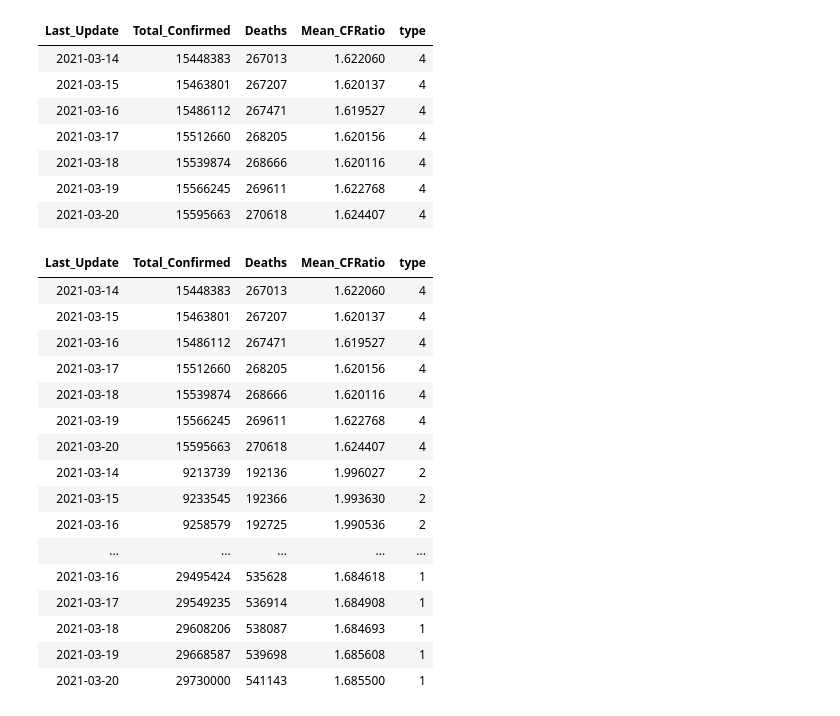
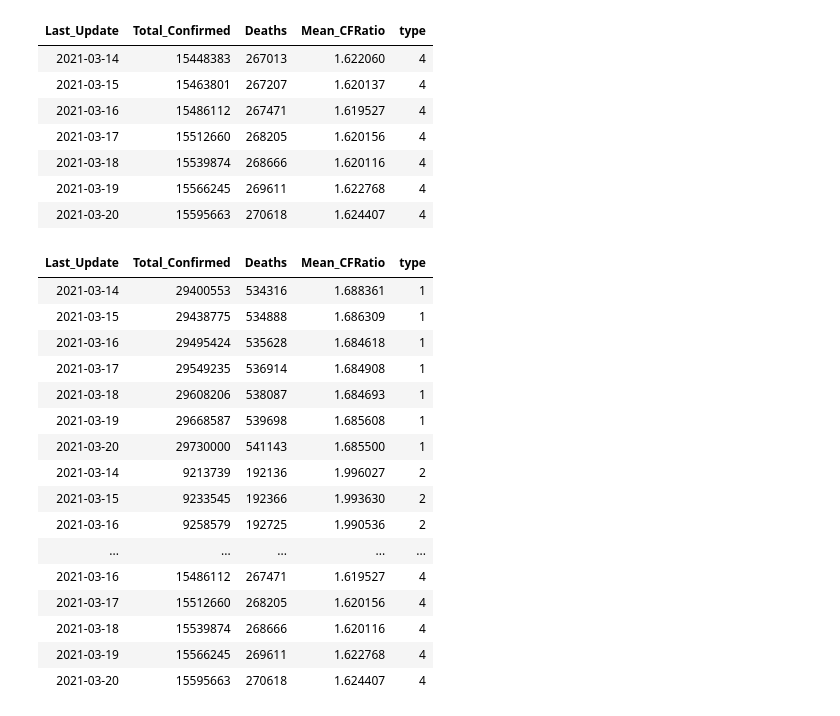
Before and after one commit to blackswanblood/HackPSU, a Jupyter notebook: Covid-19 Analysis.ipynb, the cells around one changed output. Saved outputs shown, nothing was run; the diff lists cells and outputs as text; code cells hidden in the pictures.

```diff
--- a/Covid-19 Analysis.ipynb
+++ b/Covid-19 Analysis.ipynb
@@ -310,23 +310,23 @@ covid_data_dailySum_mid
 | 2021-03-19 | 15566245 | 269611 | 1.622768 | 4 |
 | 2021-03-20 | 15595663 | 270618 | 1.624407 | 4 |
 # %%
-covid_final<-do.call("rbind", list(covid_data_dailySum, covid_data_dailySum_east, covid_data_dailySum_west,covid_data_dailySum))
+covid_final<-do.call("rbind", list(covid_data_dailySum, covid_data_dailySum_east, covid_data_dailySum_west,covid_data_dailySum_mid))
 covid_final
 # %% [output]
 | Last_Update | Total_Confirmed | Deaths | Mean_CFRatio | type |
-| 2021-03-14 | 15448383 | 267013 | 1.622060 | 4 |
-| 2021-03-15 | 15463801 | 267207 | 1.620137 | 4 |
+| 2021-03-14 | 29400553 | 534316 | 1.688361 | 1 |
+| 2021-03-15 | 29438775 | 534888 | 1.686309 | 1 |
+| 2021-03-16 | 29495424 | 535628 | 1.684618 | 1 |
+| 2021-03-17 | 29549235 | 536914 | 1.684908 | 1 |
+| 2021-03-18 | 29608206 | 538087 | 1.684693 | 1 |
+| 2021-03-19 | 29668587 | 539698 | 1.685608 | 1 |
+| 2021-03-20 | 29730000 | 541143 | 1.685500 | 1 |
+| 2021-03-14 | 9213739 | 192136 | 1.996027 | 2 |
+| 2021-03-15 | 9233545 | 192366 | 1.993630 | 2 |
+| 2021-03-16 | 9258579 | 192725 | 1.990536 | 2 |
+| ... | ... | ... | ... | ... |
 | 2021-03-16 | 15486112 | 267471 | 1.619527 | 4 |
 | 2021-03-17 | 15512660 | 268205 | 1.620156 | 4 |
 | 2021-03-18 | 15539874 | 268666 | 1.620116 | 4 |
 | 2021-03-19 | 15566245 | 269611 | 1.622768 | 4 |
 | 2021-03-20 | 15595663 | 270618 | 1.624407 | 4 |
-| 2021-03-14 | 9213739 | 192136 | 1.996027 | 2 |
-| 2021-03-15 | 9233545 | 192366 | 1.993630 | 2 |
-| 2021-03-16 | 9258579 | 192725 | 1.990536 | 2 |
-| ... | ... | ... | ... | ... |
-| 2021-03-16 | 29495424 | 535628 | 1.684618 | 1 |
-| 2021-03-17 | 29549235 | 536914 | 1.684908 | 1 |
-| 2021-03-18 | 29608206 | 538087 | 1.684693 | 1 |
-| 2021-03-19 | 29668587 | 539698 | 1.685608 | 1 |
-| 2021-03-20 | 29730000 | 541143 | 1.685500 | 1 |
```
